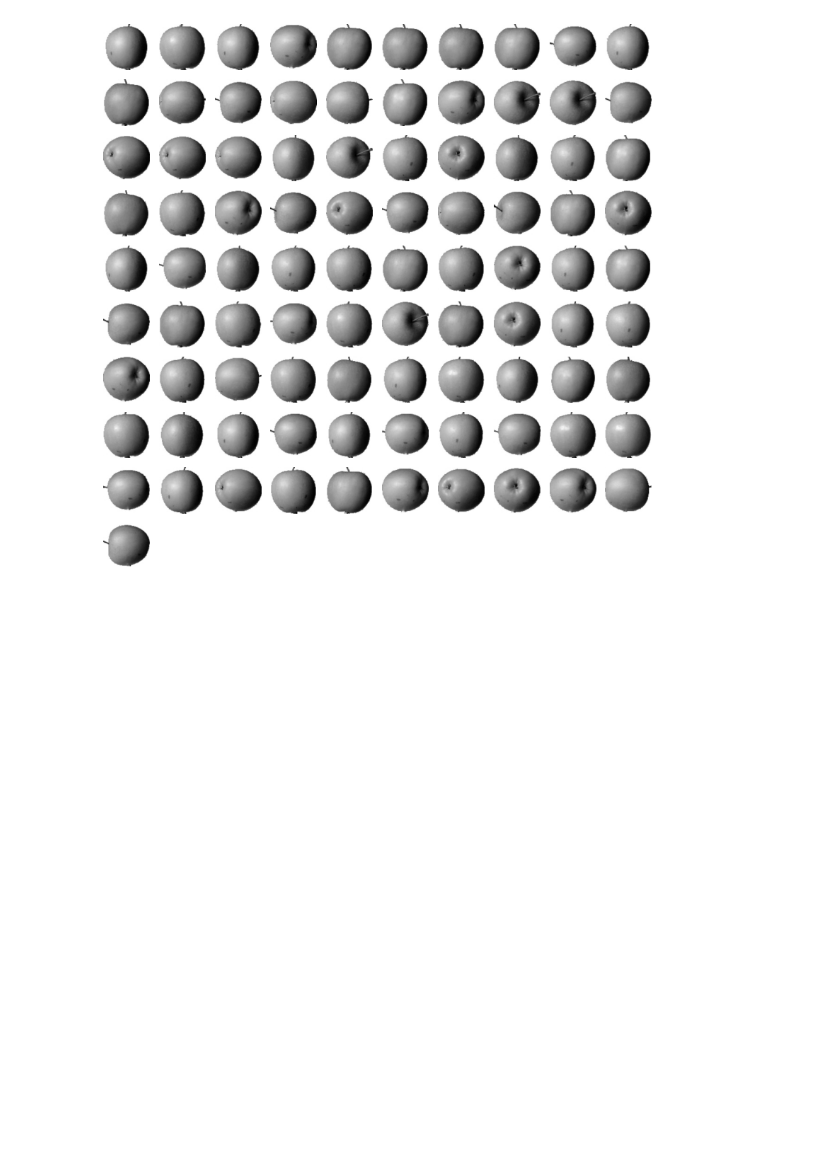
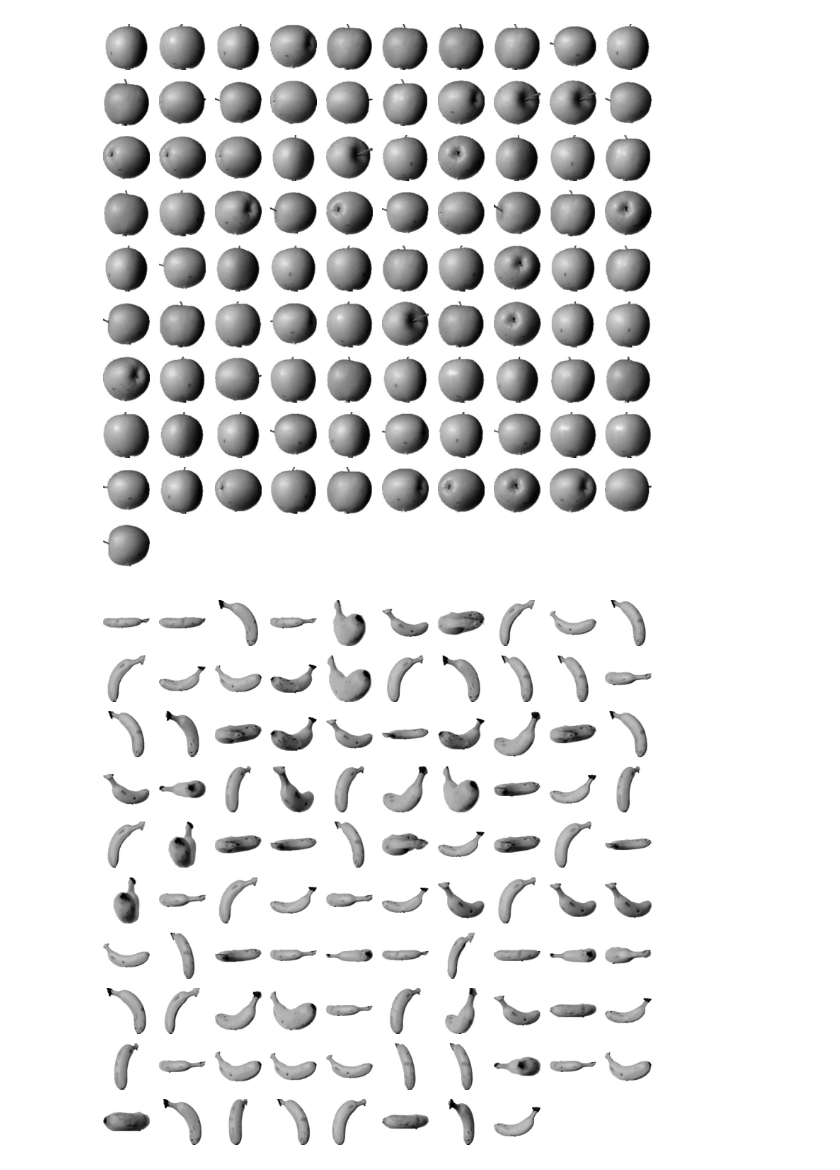
Before and after one commit to clzndyal1/git_test, a Jupyter notebook: 6_2_KMeans.ipynb, the cells around one changed output. Drawn from its saved outputs; the diff is of its cells as text; code cells hidden in the pictures; blank space fills up the shorter version.

```diff
--- a/6_2_KMeans.ipynb
+++ b/6_2_KMeans.ipynb
@@ -65,3 +65,7 @@ def draw_fruits(arr,ratio=1):
 draw_fruits(fruits[km.labels_==0])
 # %% [output]
 [figure]
+# %%
+draw_fruits(fruits[km.labels_==1])
+# %% [output]
+[figure, added]
```
Also changed, not shown: parts of 8 cells of this notebook.
